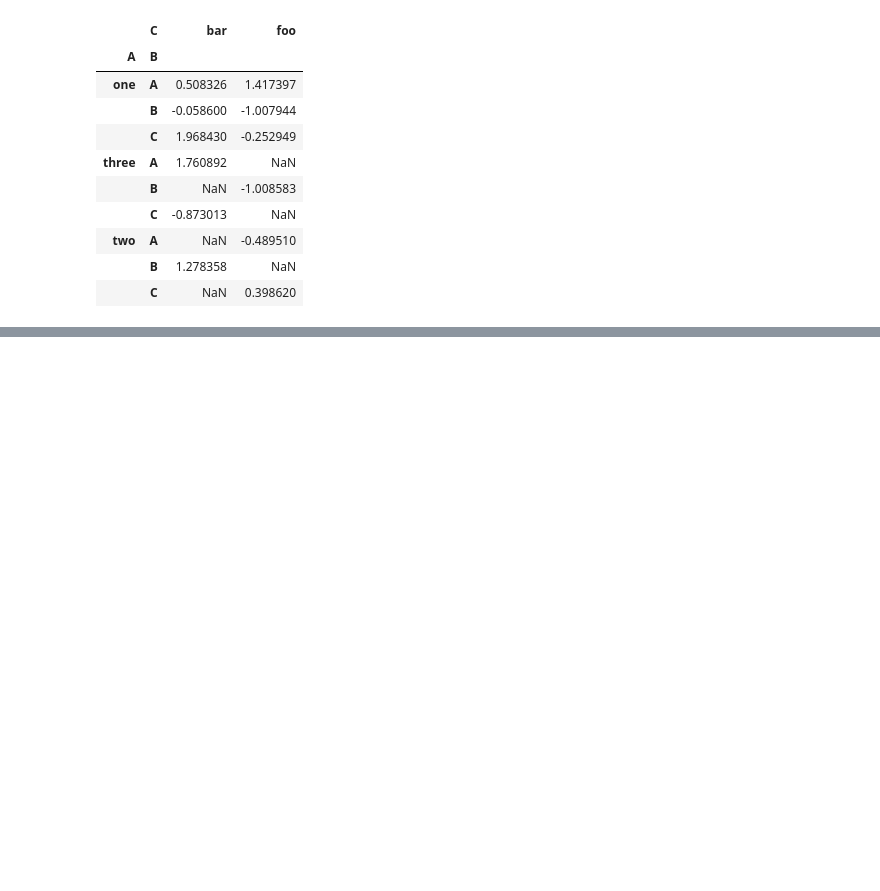
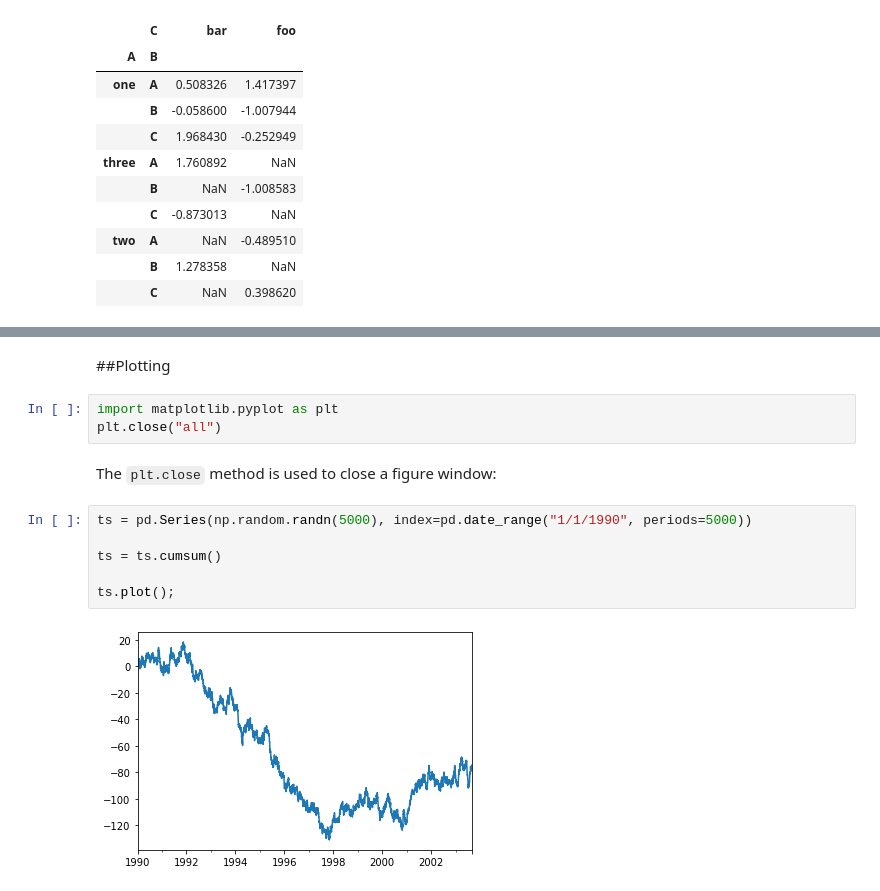
Before and after one commit to MMoronto/pytorch_exercises, a Jupyter notebook: Peutingar_datasets.ipynb, the cells around one changed output, grey strips where cells are left out. Drawn from its saved outputs; the diff is of its cells as text; blank space fills up the shorter version.

```diff
--- a/Peutingar_datasets.ipynb
+++ b/Peutingar_datasets.ipynb
@@ -967,0 +1136,15 @@ pd.pivot_table(df, values="D", index=["A", "B"], columns=["C"])
+# %% [markdown]
+##Plotting
+# %%
+import matplotlib.pyplot as plt
+plt.close("all")
+# %% [markdown]
+The `plt.close` method is used to close a figure window:
+# %%
+ts = pd.Series(np.random.randn(5000), index=pd.date_range("1/1/1990", periods=5000))
+
+ts = ts.cumsum()
+
+ts.plot();
+# %% [output]
+[figure, added]
```
Also changed, not shown: parts of 25 cells of this notebook.
